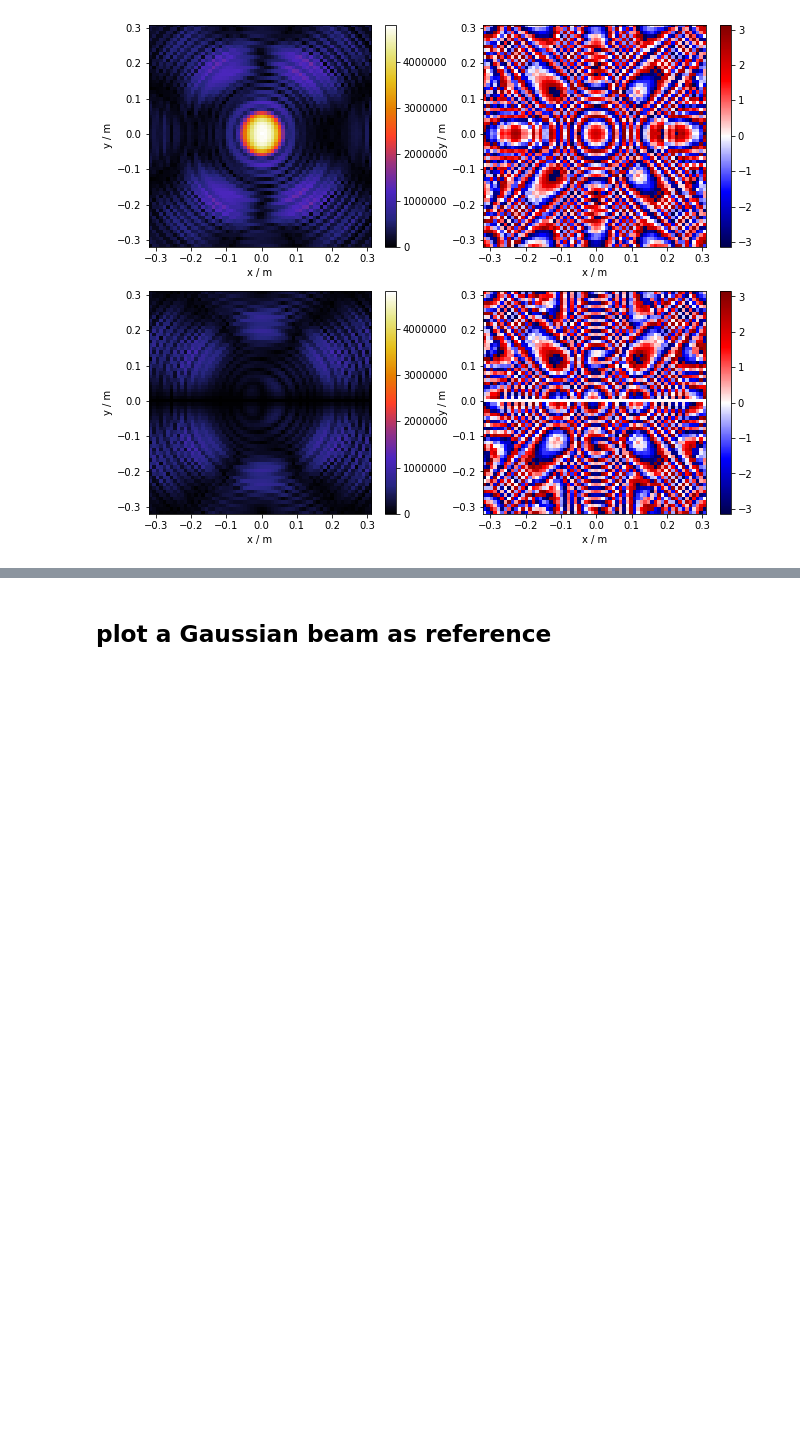
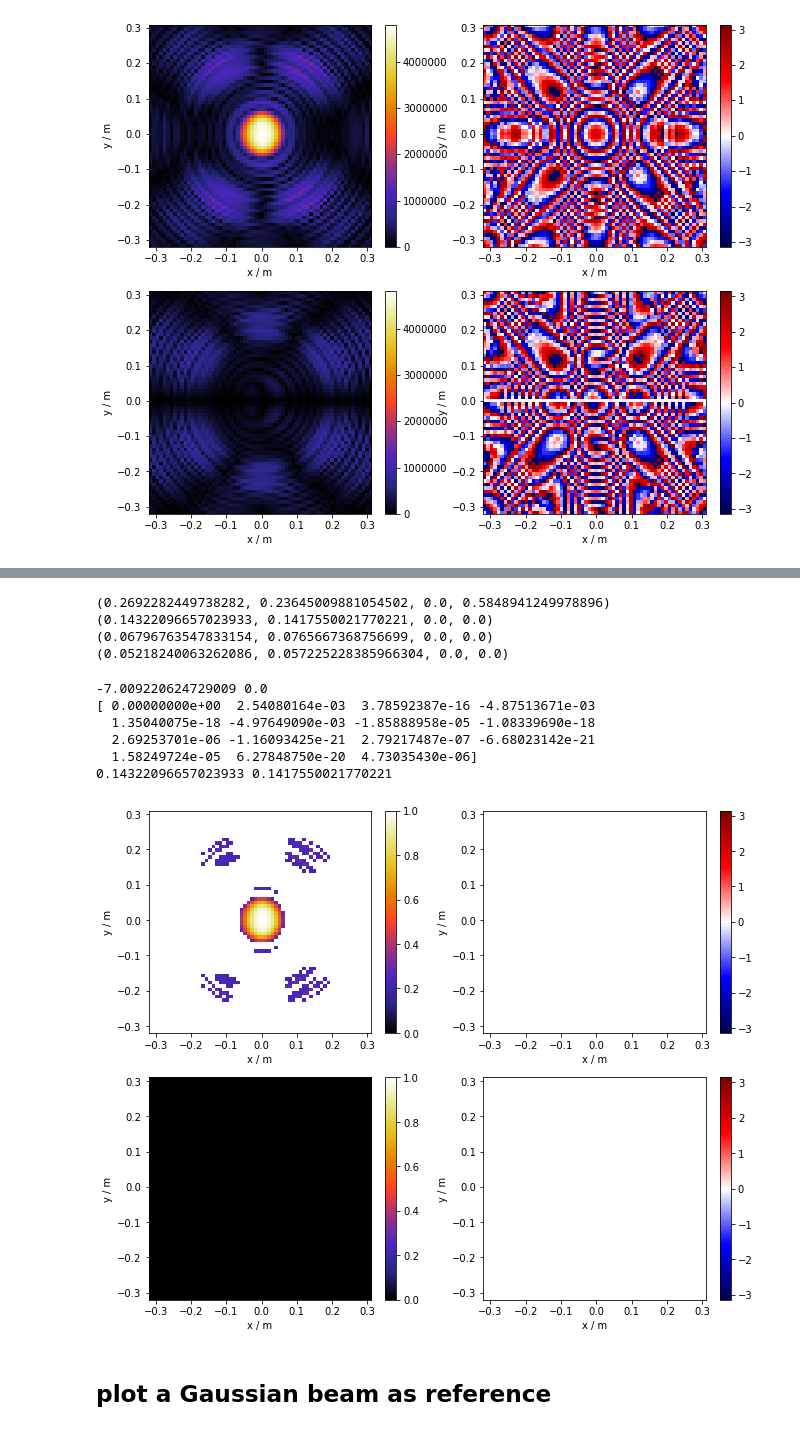
Before and after one commit to lehnertu/fobt, a Jupyter notebook: ImportTeufelScreen.ipynb, the cells around one changed output, grey strips where cells are left out. Cells and saved outputs as stored; diff of their text form; code cells hidden in the pictures; blank space fills up the shorter version.

```diff
--- a/ImportTeufelScreen.ipynb
+++ b/ImportTeufelScreen.ipynb
@@ -125,3 +185,52 @@ plt.show()
+# %%
+print(beam.FitSizeW(order=2, threshold=-1.5))
+print(beam.FitSizeW(order=4, threshold=-1.5))
+print(beam.FitSizeW(order=6, threshold=-1.5))
+print(beam.FitSizeW(order=8, threshold=-1.5))
+# %% [output]
+(0.2692282449738282, 0.23645009881054502, 0.0, 0.5848941249978896)
+(0.14322096657023933, 0.1417550021770221, 0.0, 0.0)
+(0.06796763547833154, 0.0765667368756699, 0.0, 0.0)
+(0.05218240063262086, 0.057225228385966304, 0.0, 0.0)
+# %%
+ampl = np.log(np.abs(ReorderBeamMatrix(beam.A_xi)+1e-9).reshape(beam.nx*beam.ny))
+ampl = ampl - np.max(ampl)
+print(np.min(ampl),np.max(ampl))
+threshold = -1.5
+weights = np.ones_like(ampl)
+weights[ampl<threshold]=0.0
+# weights = ampl.copy()
+# weights[weights>threshold]=1.0
+# weights[weights<=threshold]=0.0
+# print(weights)
+
+ix1 = np.arange(beam.nx)-(beam.nx//2)
+iy1 = np.arange(beam.ny)-(beam.ny//2)
+x, y = np.meshgrid(ix1, iy1)
+X = np.array([x,y]).transpose().reshape(beam.nx*beam.ny,2)
+# we fit to a very high order so intensity at outer fringes has less influence
+# on the second order we are interested in
+poly = PolynomialFeatures(degree=4)
+X_ = poly.fit_transform(X)
+clf = linear_model.LinearRegression()
+clf.fit(X_, ampl, sample_weight=weights)
+print(clf.coef_)
+wx_xi = 1.0/sqrt(-clf.coef_[3]) * beam.dx if clf.coef_[3]<=0 else 0.0
+wy_xi = 1.0/sqrt(-clf.coef_[5]) * beam.dy if clf.coef_[5]<=0 else 0.0
+print(wx_xi, wy_xi)
+
+beam.A_xi = np.exp(ReorderBeamMatrix((ampl*weights).reshape(beam.nx,beam.ny)))
+beam.A_eta = np.zeros((beam.nx,beam.ny))
+beam.plot()
+plt.show()
+# %% [output]
+-7.009220624729009 0.0
+[ 0.00000000e+00  2.54080164e-03  3.78592387e-16 -4.87513671e-03
+  1.35040075e-18 -4.97649090e-03 -1.85888958e-05 -1.08339690e-18
+  2.69253701e-06 -1.16093425e-21  2.79217487e-07 -6.68023142e-21
+  1.58249724e-05  6.27848750e-20  4.73035430e-06]
+0.14322096657023933 0.1417550021770221
+[figure, added]
 # %% [markdown]
 ## plot a Gaussian beam as reference
 # %%
```
Also changed, not shown: parts of 5 cells of this notebook, 2 other files.
